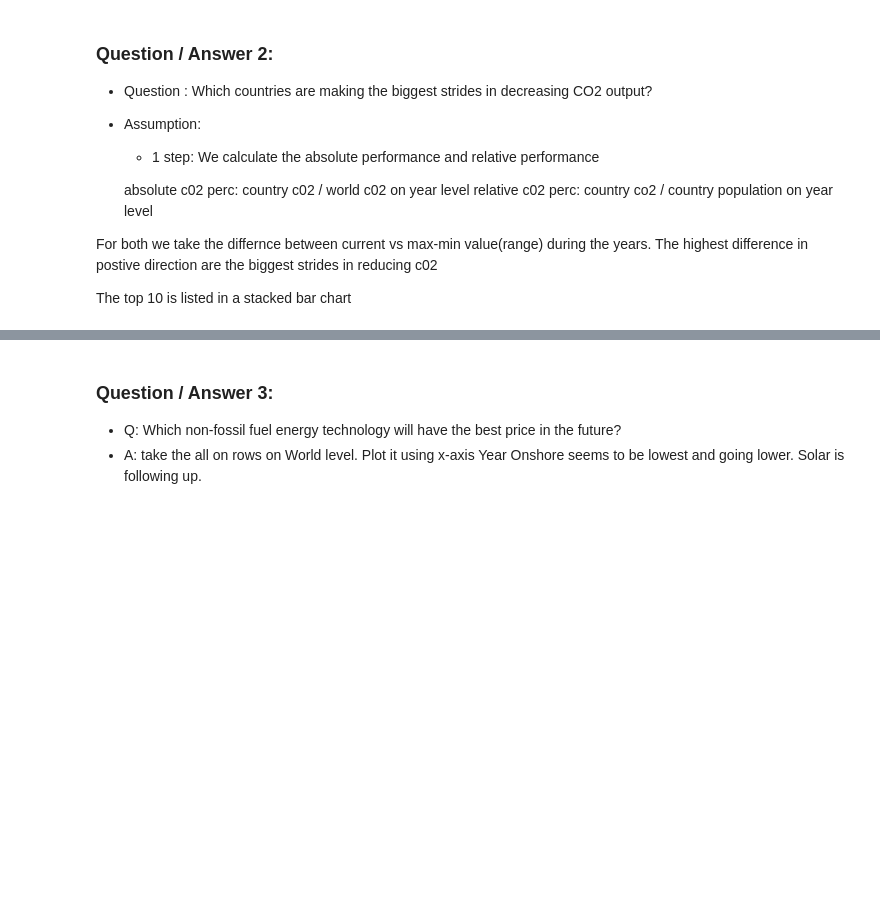
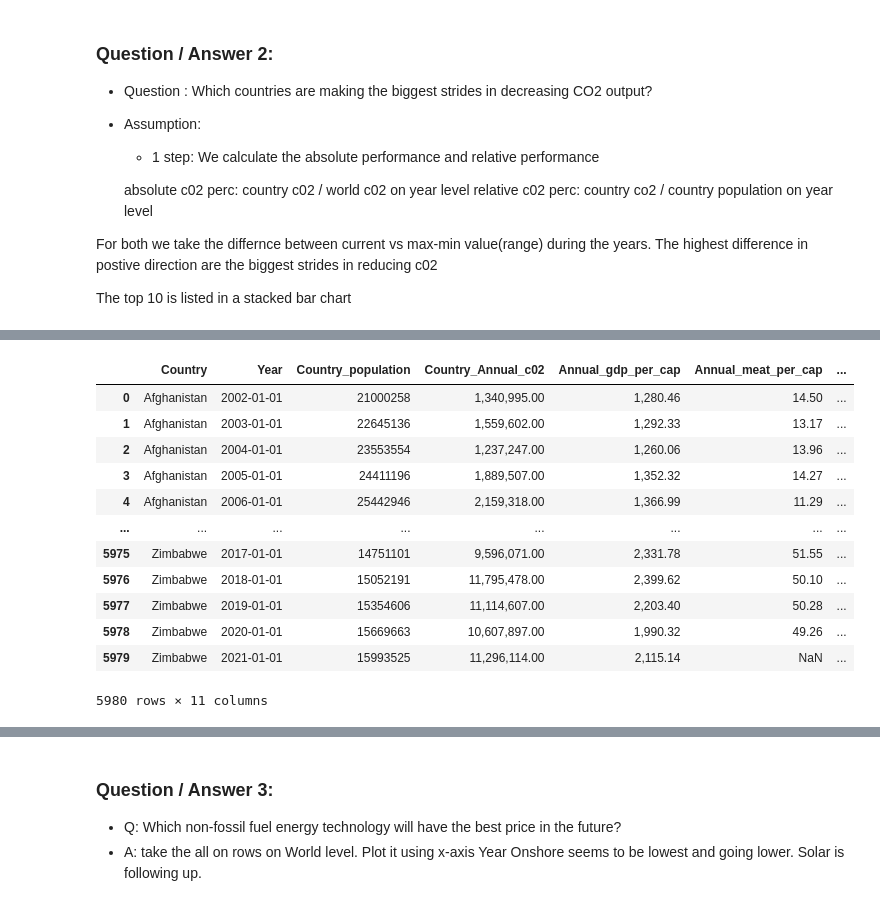
Before and after one commit to ayuksekdag/winacademy_python_dna, a Jupyter notebook: final_assignment/final_co2Project.ipynb, the cells around one changed output, grey strips where cells are left out. Cells and saved outputs as stored; diff of their text form; code cells hidden in the pictures; blank space fills up the shorter version.

```diff
--- a/final_assignment/final_co2Project.ipynb
+++ b/final_assignment/final_co2Project.ipynb
@@ -348,3 +361,19 @@ c02_champs[c02_champs['Country']=='China'][['Country','Year','relative_c02_count
+# %%
+c02_champs
+# %% [output]
+|  | Country | Year | Country_population | Country_Annual_c02 | Annual_gdp_per_cap | Annual_meat_per_cap | ... |
+| 0 | Afghanistan | 2002-01-01 | 21000258 | 1,340,995.00 | 1,280.46 | 14.50 | ... |
+| 1 | Afghanistan | 2003-01-01 | 22645136 | 1,559,602.00 | 1,292.33 | 13.17 | ... |
+| 2 | Afghanistan | 2004-01-01 | 23553554 | 1,237,247.00 | 1,260.06 | 13.96 | ... |
+| 3 | Afghanistan | 2005-01-01 | 24411196 | 1,889,507.00 | 1,352.32 | 14.27 | ... |
+| 4 | Afghanistan | 2006-01-01 | 25442946 | 2,159,318.00 | 1,366.99 | 11.29 | ... |
+| ... | ... | ... | ... | ... | ... | ... | ... |
+| 5975 | Zimbabwe | 2017-01-01 | 14751101 | 9,596,071.00 | 2,331.78 | 51.55 | ... |
+| 5976 | Zimbabwe | 2018-01-01 | 15052191 | 11,795,478.00 | 2,399.62 | 50.10 | ... |
+| 5977 | Zimbabwe | 2019-01-01 | 15354606 | 11,114,607.00 | 2,203.40 | 50.28 | ... |
+| 5978 | Zimbabwe | 2020-01-01 | 15669663 | 10,607,897.00 | 1,990.32 | 49.26 | ... |
+| 5979 | Zimbabwe | 2021-01-01 | 15993525 | 11,296,114.00 | 2,115.14 | NaN | ... |
+5980 rows × 11 columns
 # %%
 
 pop.head(4)
```
Also changed, not shown: parts of 4 cells of this notebook.
